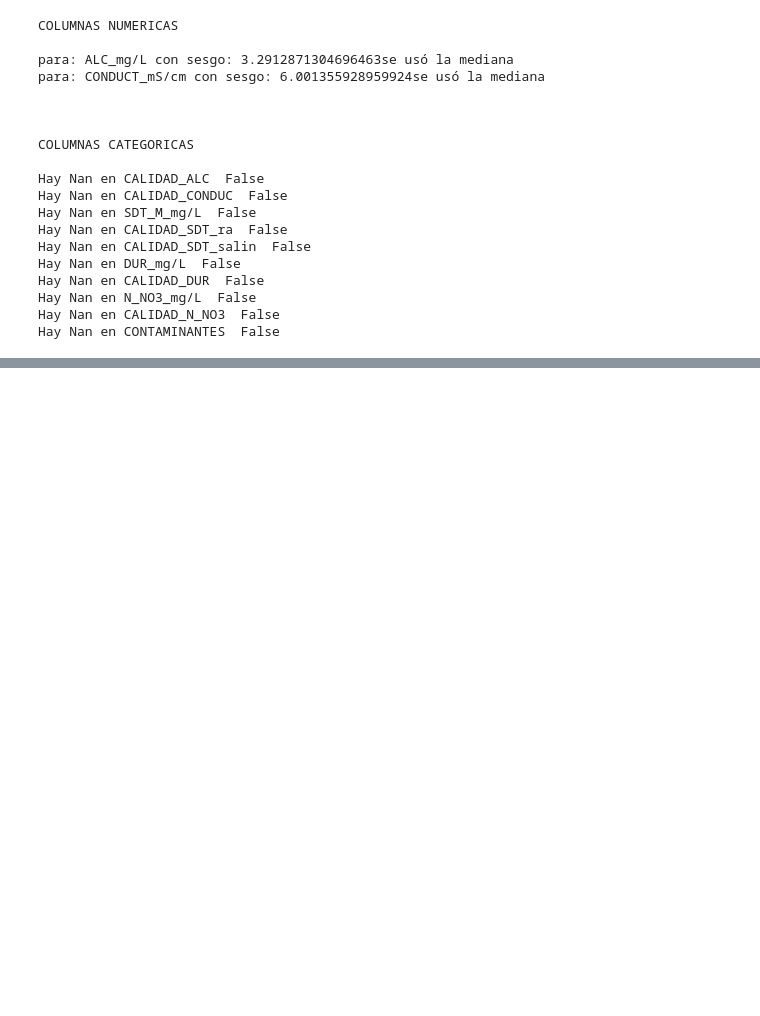
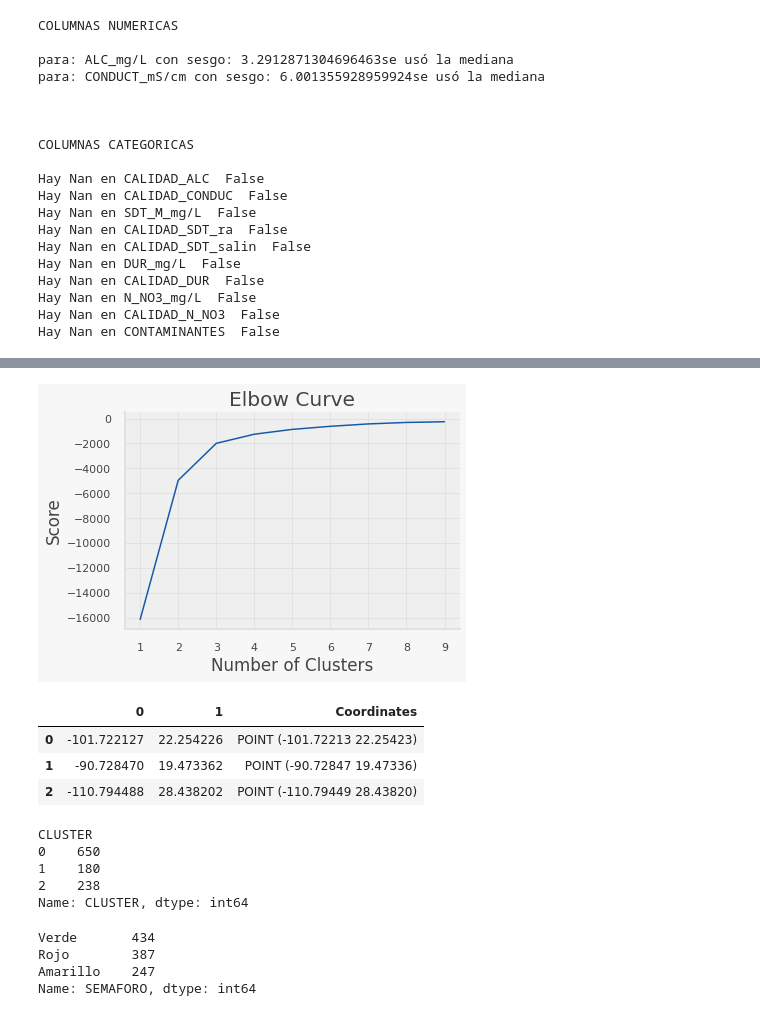
Before and after one commit to PosgradoMNA/actividades-de-aprendizaje-ams182, a Jupyter notebook: Reto pt1.ipynb, the cells around one changed output, grey strips where cells are left out. Saved outputs shown, nothing was run; the diff lists cells and outputs as text; code cells hidden in the pictures; blank space fills up the shorter version.

```diff
--- a/Reto pt1.ipynb
+++ b/Reto pt1.ipynb
@@ -149,0 +251,55 @@ Hay Nan en CONTAMINANTES  False
+# %%
+K_clusters = range(1,10)
+kmeans = [KMeans(n_clusters=i) for i in K_clusters]
+Y_axis = df_sub[['LATITUD']]
+X_axis = df_sub[['LONGITUD']]
+score = [kmeans[i].fit(Y_axis).score(Y_axis) for i in range(len(kmeans))]
+# Visualize
+plt.plot(K_clusters, score)
+plt.xlabel('Number of Clusters')
+plt.ylabel('Score')
+plt.title('Elbow Curve')
+plt.show()
+# %% [output]
+[figure, added]
+# %%
+X = df_sub[["LONGITUD","LATITUD"]]
+
+
+kmeans = KMeans(n_clusters=3).fit(X)
+centroids = kmeans.cluster_centers_
+labels = kmeans.predict(X)
+# Getting the cluster centers
+C = kmeans.cluster_centers_
+
+C_DF = pd.DataFrame(C)
+C_DF["Coordinates"] = list(zip(C_DF[0], C_DF[1]))
+C_DF["Coordinates"] = C_DF["Coordinates"].apply(Point)
+
+
+gdf_C = gpd.GeoDataFrame(C_DF, geometry="Coordinates")
+gdf_C
+# %% [output]
+|  | 0 | 1 | Coordinates |
+| 0 | -101.722127 | 22.254226 | POINT (-101.72213 22.25423) |
+| 1 | -90.728470 | 19.473362 | POINT (-90.72847 19.47336) |
+| 2 | -110.794488 | 28.438202 | POINT (-110.79449 28.43820) |
+# %%
+# send back into dataframe and display it
+df_sub['CLUSTER'] = labels
+# display the number of mamber each clustering
+_clusters = df_sub.groupby('CLUSTER')['CLUSTER'].count()
+print(_clusters)
+# %% [output]
+CLUSTER
+0    650
+1    180
+2    238
+Name: CLUSTER, dtype: int64
+# %%
+df_sub['SEMAFORO'].value_counts()
+# %% [output]
+Verde       434
+Rojo        387
+Amarillo    247
+Name: SEMAFORO, dtype: int64
```
Also changed, not shown: parts of 10 cells of this notebook.
